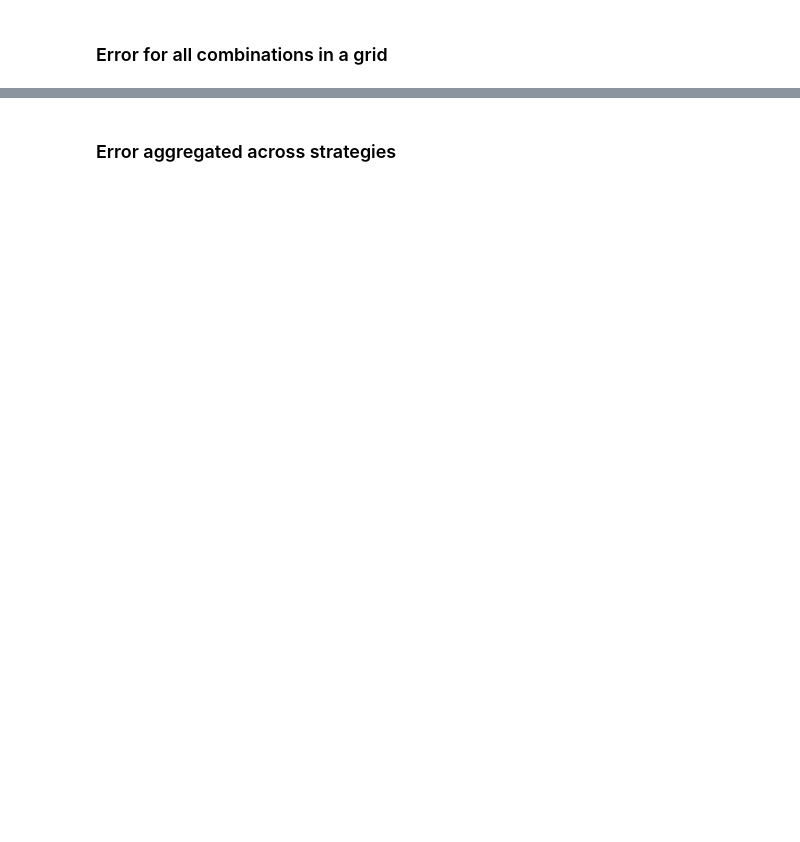
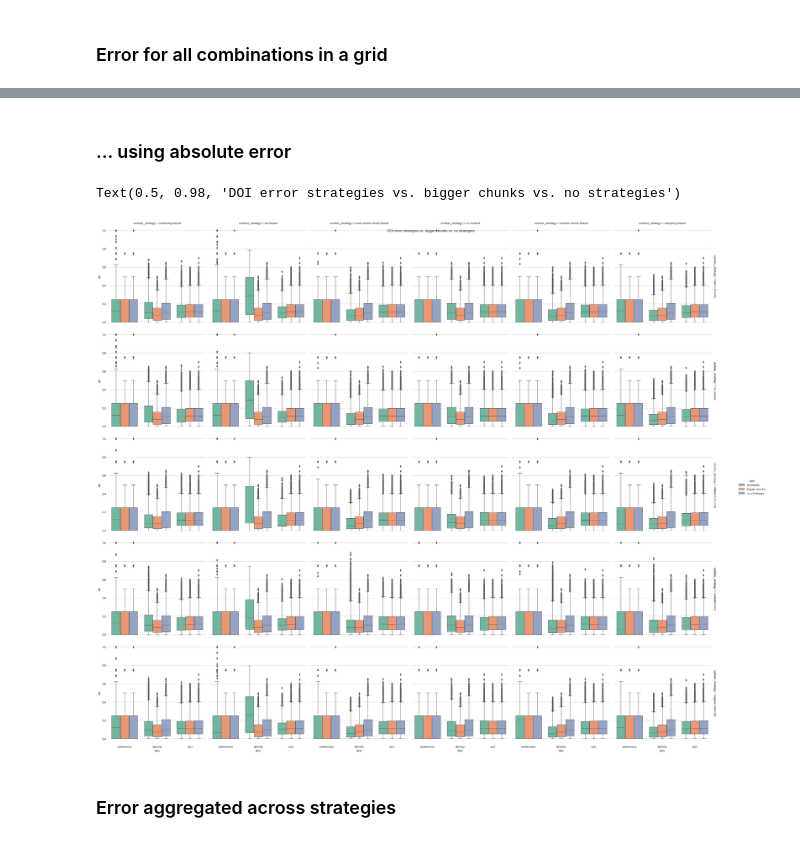
Before and after one commit to vis-au/prointerest, a Jupyter notebook: server/benchmarks/analysis.ipynb, the cells around one changed output, grey strips where cells are left out. Saved outputs shown, nothing was run; the diff lists cells and outputs as text; code cells hidden in the pictures; blank space fills up the shorter version.

```diff
--- a/server/benchmarks/analysis.ipynb
+++ b/server/benchmarks/analysis.ipynb
@@ -131,24 +188,31 @@ hm.fig.suptitle("DOI distribution strategies vs. no strategies")
+# %% [markdown]
+### ... using absolute error
 # %%
 import notebook_test_case  # for fixing the PATH variable
 from test_case import get_full_title
 from analysis import get_error_for_test_case, merge_err_dfs
 from plots import boxplot_matrix
 
 if composite_test_case_dropdown.value is None or mode_dropdown.value is None:
   raise Exception("select a test case and mode with the widget above")
 
 mode = mode_dropdown.value
 all_strategies_error, all_bigger_chunks_error, all_sc_errors = get_error_for_test_case(
   test_case_file_name=composite_test_case_dropdown.value,
   mode=mode
 )
 df = merge_err_dfs(all_strategies_error, all_bigger_chunks_error, mode, all_sc_errors)
 
+df["doi"] = df["doi"].abs()
+
 column = column_dropdown.value
 row = row_dropdown.value
 
 m = boxplot_matrix(df, x=mode, y="doi", row=row, column=column, hue="type")
 m.fig.suptitle("DOI error strategies vs. bigger chunks vs. no strategies")
+# %% [output]
+Text(0.5, 0.98, 'DOI error strategies vs. bigger chunks vs. no strategies')
+[figure, added]
 # %% [markdown]
 ### Error aggregated across strategies
 # %%
```
Also changed, not shown: parts of 11 cells of this notebook, 7 other files.
